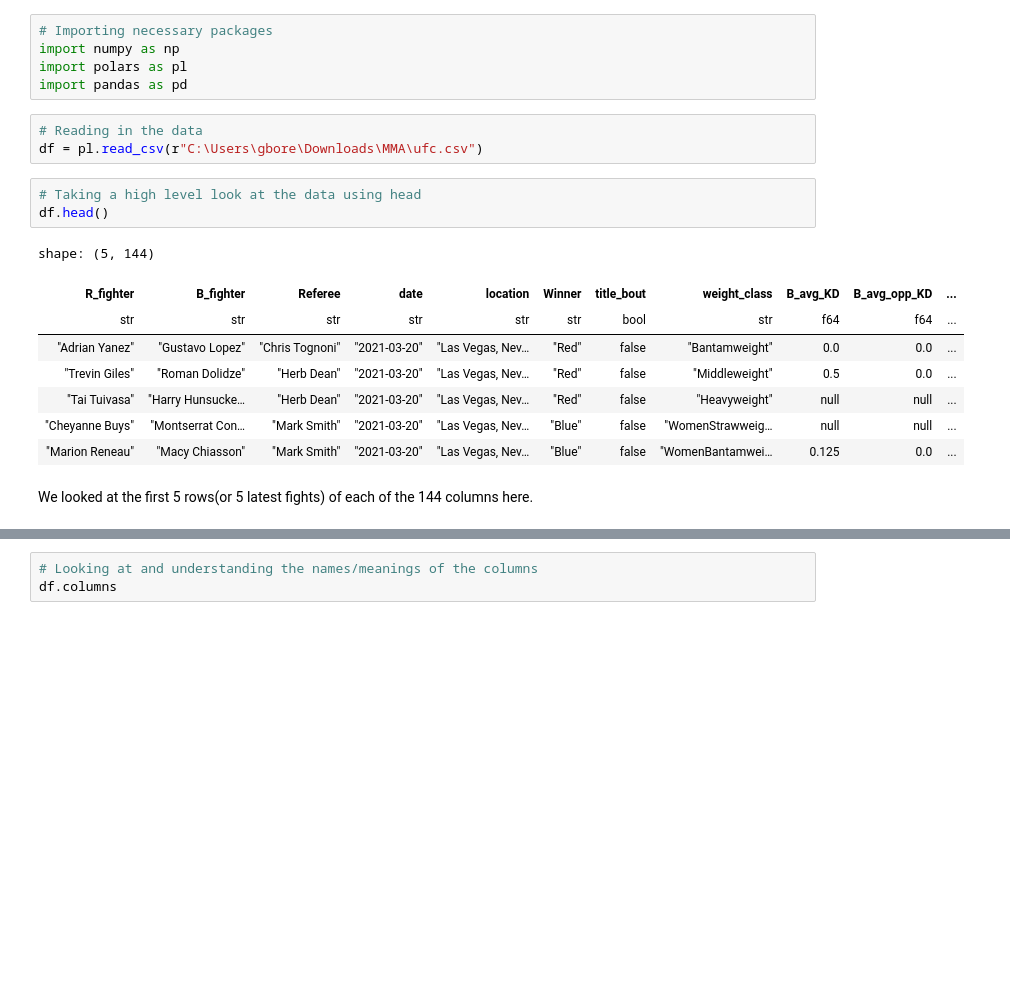
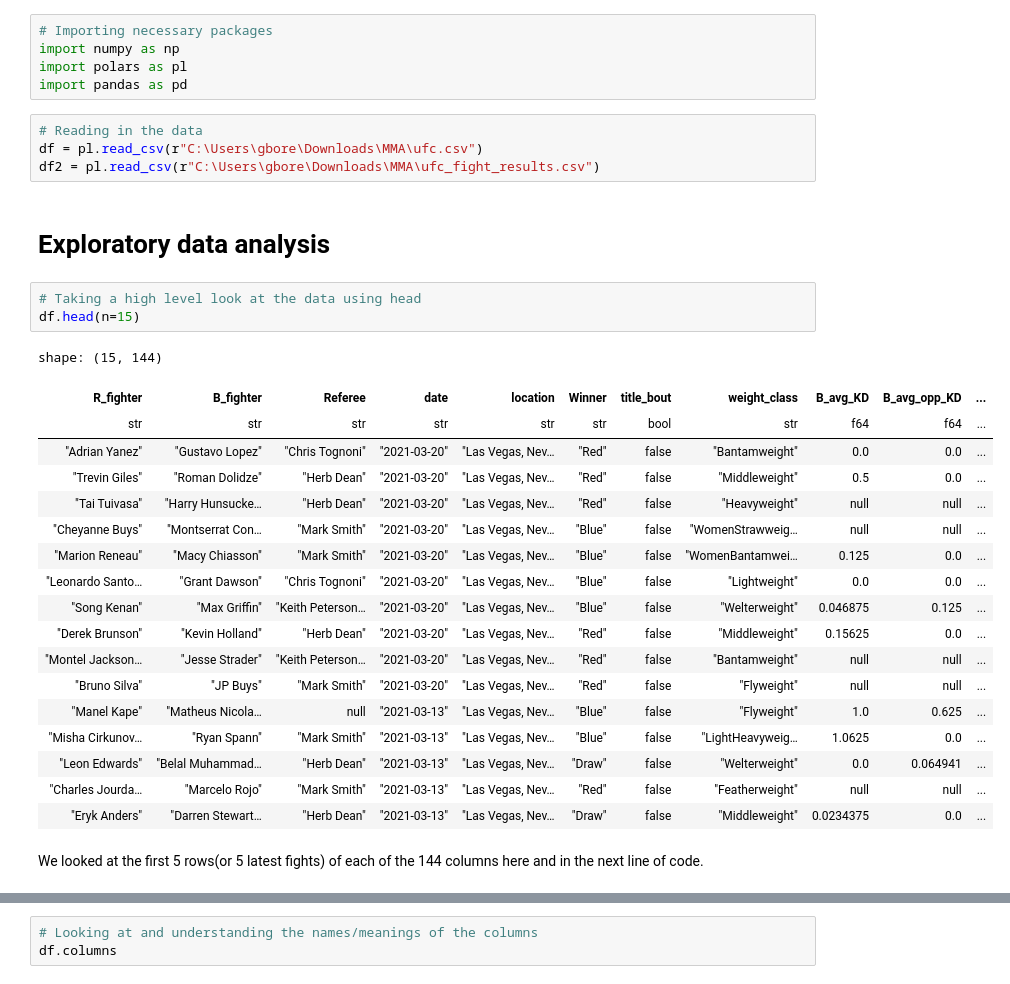
Before and after one commit to anishmitra9666/MMA, a Jupyter notebook: code.ipynb, the cells around one changed output, grey strips where cells are left out. Saved outputs shown, nothing was run; the diff lists cells and outputs as text; blank space fills up the shorter version.

Commit message:
scraping more data

```diff
--- a/code.ipynb
+++ b/code.ipynb
@@ -6,17 +6,30 @@ import pandas as pd
 # %%
 # Reading in the data
 df = pl.read_csv(r"C:\Users\gbore\Downloads\MMA\ufc.csv")
+df2 = pl.read_csv(r"C:\Users\gbore\Downloads\MMA\ufc_fight_results.csv")
+# %% [markdown]
+# Exploratory data analysis
 # %%
 # Taking a high level look at the data using head
-df.head()
+df.head(n=15)
 # %% [output]
-shape: (5, 144)
+shape: (15, 144)
 | R_fighter | B_fighter | Referee | date | location | Winner | title_bout | weight_class | B_avg_KD | B_avg_opp_KD | ... |
 | str | str | str | str | str | str | bool | str | f64 | f64 | ... |
 | "Adrian Yanez" | "Gustavo Lopez" | "Chris Tognoni" | "2021-03-20" | "Las Vegas, Nev… | "Red" | false | "Bantamweight" | 0.0 | 0.0 | ... |
 | "Trevin Giles" | "Roman Dolidze" | "Herb Dean" | "2021-03-20" | "Las Vegas, Nev… | "Red" | false | "Middleweight" | 0.5 | 0.0 | ... |
 | "Tai Tuivasa" | "Harry Hunsucke… | "Herb Dean" | "2021-03-20" | "Las Vegas, Nev… | "Red" | false | "Heavyweight" | null | null | ... |
 | "Cheyanne Buys" | "Montserrat Con… | "Mark Smith" | "2021-03-20" | "Las Vegas, Nev… | "Blue" | false | "WomenStrawweig… | null | null | ... |
 | "Marion Reneau" | "Macy Chiasson" | "Mark Smith" | "2021-03-20" | "Las Vegas, Nev… | "Blue" | false | "WomenBantamwei… | 0.125 | 0.0 | ... |
+| "Leonardo Santo… | "Grant Dawson" | "Chris Tognoni" | "2021-03-20" | "Las Vegas, Nev… | "Blue" | false | "Lightweight" | 0.0 | 0.0 | ... |
+| "Song Kenan" | "Max Griffin" | "Keith Peterson… | "2021-03-20" | "Las Vegas, Nev… | "Blue" | false | "Welterweight" | 0.046875 | 0.125 | ... |
+| "Derek Brunson" | "Kevin Holland" | "Herb Dean" | "2021-03-20" | "Las Vegas, Nev… | "Red" | false | "Middleweight" | 0.15625 | 0.0 | ... |
+| "Montel Jackson… | "Jesse Strader" | "Keith Peterson… | "2021-03-20" | "Las Vegas, Nev… | "Red" | false | "Bantamweight" | null | null | ... |
+| "Bruno Silva" | "JP Buys" | "Mark Smith" | "2021-03-20" | "Las Vegas, Nev… | "Red" | false | "Flyweight" | null | null | ... |
+| "Manel Kape" | "Matheus Nicola… | null | "2021-03-13" | "Las Vegas, Nev… | "Blue" | false | "Flyweight" | 1.0 | 0.625 | ... |
+| "Misha Cirkunov… | "Ryan Spann" | "Mark Smith" | "2021-03-13" | "Las Vegas, Nev… | "Blue" | false | "LightHeavyweig… | 1.0625 | 0.0 | ... |
+| "Leon Edwards" | "Belal Muhammad… | "Herb Dean" | "2021-03-13" | "Las Vegas, Nev… | "Draw" | false | "Welterweight" | 0.0 | 0.064941 | ... |
+| "Charles Jourda… | "Marcelo Rojo" | "Mark Smith" | "2021-03-13" | "Las Vegas, Nev… | "Red" | false | "Featherweight" | null | null | ... |
+| "Eryk Anders" | "Darren Stewart… | "Herb Dean" | "2021-03-13" | "Las Vegas, Nev… | "Draw" | false | "Middleweight" | 0.0234375 | 0.0 | ... |
 # %% [markdown]
-We looked at the first 5 rows(or 5 latest fights) of each of the 144 columns here.
+We looked at the first 5 rows(or 5 latest fights) of each of the 144 columns here and in the next line of code.
```
Also changed, not shown: parts of 32 cells of this notebook, 3 other files.
